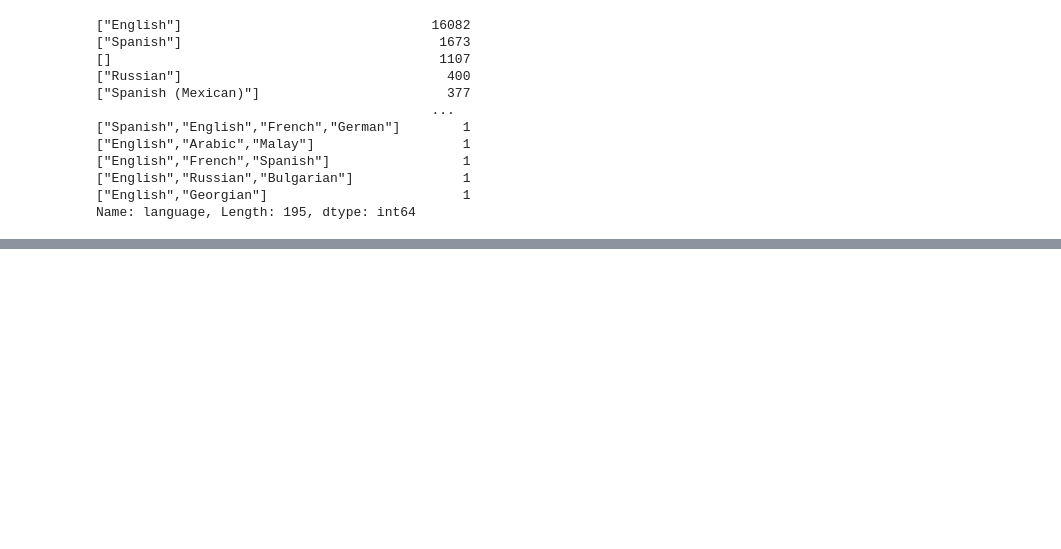
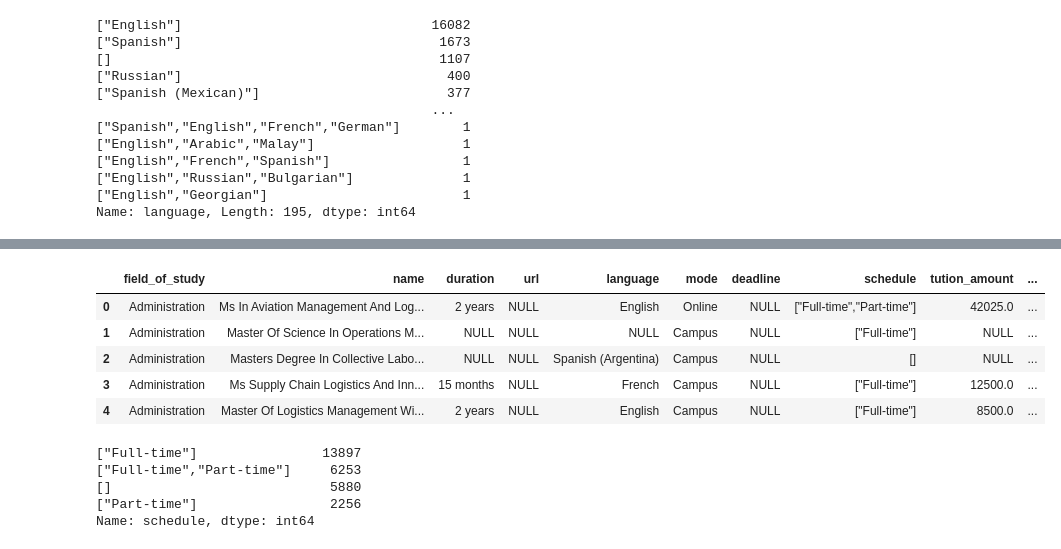
Before and after one commit to PicoloGroup/DB-FindMyMasters, a Jupyter notebook: data-version2/MasterProgramsDataCleaning.ipynb, the cells around one changed output, grey strips where cells are left out. Cells and saved outputs as stored; diff of their text form; code cells hidden in the pictures; blank space fills up the shorter version.

```diff
--- a/data-version2/MasterProgramsDataCleaning.ipynb
+++ b/data-version2/MasterProgramsDataCleaning.ipynb
@@ -332,0 +434,2 @@ AttributeError: Can only use .str accessor with string values!
+# %%
+masters_clean_language_mode_1N = clean_mode(masters_clean_language_1N)
@@ -332,0 +484,3 @@ AttributeError: Can only use .str accessor with string values!
+# %%
+# we can fill empty language values with NULL
+masters_clean_language_mode_1N.replace("", "NULL", inplace=True)
@@ -332,0 +513,30 @@ AttributeError: Can only use .str accessor with string values!
+# %%
+
+month_to_num = {
+
+    "Jan" : "01",
+    "Feb" : "02",
+    "Mar" : "03",
+    "Apr" : "04",
+    "May" : "05",
+    "Jun" : "06",
+    "Jul" : "07",
+    "Aug" : "08",
+    "Sep" : "09",
+    "Oct" : "10",
+    "Nov" : "11",
+    "Dec" : "12",
+
+}
+
+# we can convert deadline date to dd:mm:yyyy for postgres database
+def clean_deadline(deadline: str) -> str:
+
+    if deadline == "NULL":
+        return deadline
+
+    splits = deadline.split()
+
+    return f"{splits[0]}:{month_to_num[splits[1]]}:{splits[2]}"
+# %%
+masters_clean_language_mode_1N["deadline"] = masters_clean_language_mode_1N["deadline"].apply(clean_deadline)
@@ -332,0 +558,18 @@ AttributeError: Can only use .str accessor with string values!
+# %%
+masters_clean_language_mode_1N.head()
+# %% [output]
+|  | field_of_study | name | duration | url | language | mode | deadline | schedule | tution_amount | ... |
+| 0 | Administration | Ms In Aviation Management And Log... | 2 years | NULL | English | Online | NULL | ["Full-time","Part-time"] | 42025.0 | ... |
+| 1 | Administration | Master Of Science In Operations M... | NULL | NULL | NULL | Campus | NULL | ["Full-time"] | NULL | ... |
+| 2 | Administration | Masters Degree In Collective Labo... | NULL | NULL | Spanish (Argentina) | Campus | NULL | [] | NULL | ... |
+| 3 | Administration | Ms Supply Chain Logistics And Inn... | 15 months | NULL | French | Campus | NULL | ["Full-time"] | 12500.0 | ... |
+| 4 | Administration | Master Of Logistics Management Wi... | 2 years | NULL | English | Campus | NULL | ["Full-time"] | 8500.0 | ... |
+# %%
+
+masters_clean_language_mode_1N["schedule"].value_counts()
+# %% [output]
+["Full-time"]                13897
+["Full-time","Part-time"]     6253
+[]                            5880
+["Part-time"]                 2256
+Name: schedule, dtype: int64
```
Also changed, not shown: parts of 42 cells of this notebook, 2 other files.
